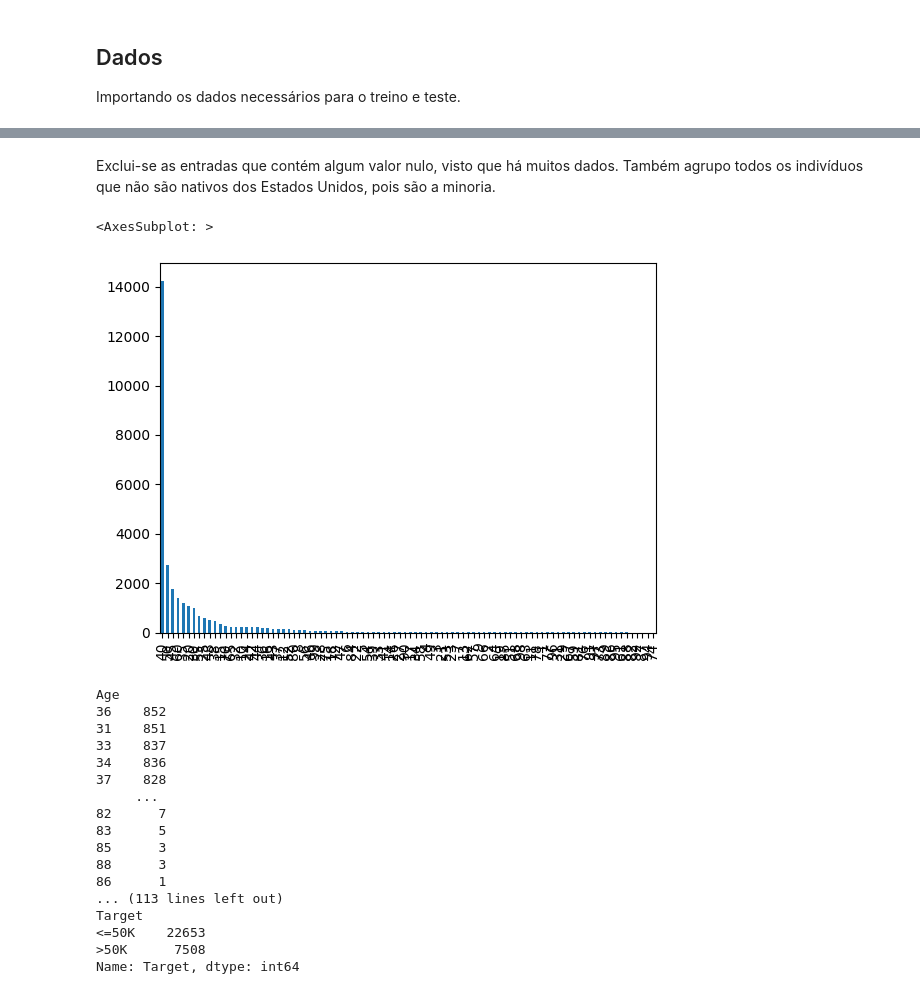
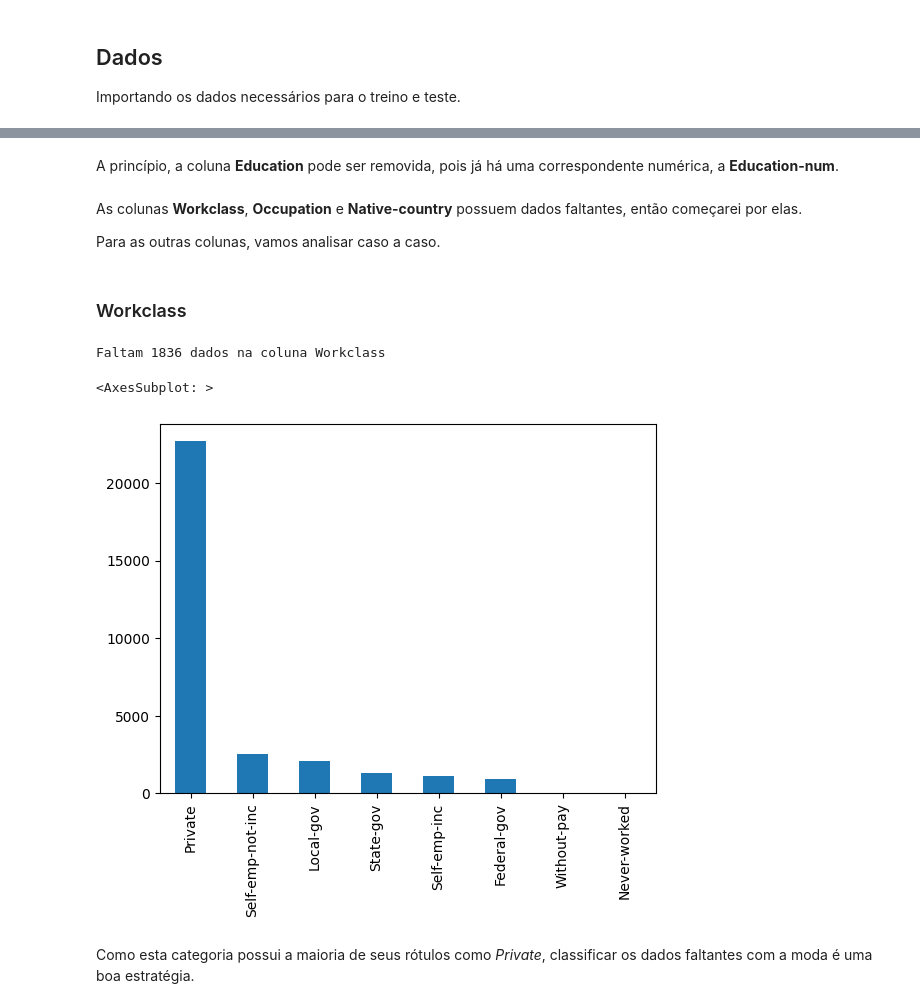
Before and after one commit to PedroCazelatto/PMR3508, a Jupyter notebook: kNN for Dataset Adult/kNN_notebook.ipynb, the cells around one changed output, grey strips where cells are left out. Saved outputs shown, nothing was run; the diff lists cells and outputs as text; code cells hidden in the pictures.

```diff
--- a/kNN for Dataset Adult/kNN_notebook.ipynb
+++ b/kNN for Dataset Adult/kNN_notebook.ipynb
@@ -76,2 +56,0 @@ trainDataPreped = trainData[[
-# %% [markdown]
-Exclui-se as entradas que contém algum valor nulo, visto que há muitos dados. Também agrupo todos os indivíduos que não são nativos dos Estados Unidos, pois são a minoria.
@@ -82,28 +57,19 @@ trainDataPreped.loc[trainDataPreped["Native-country"] != "United-States", "Nativ
-# %%
-trainDataPreped["Hours-per-week"].value_counts().plot(kind= "bar")
-# %% [output]
-<AxesSubplot: >
-[figure, removed]
-# %%
-for column in trainDataPreped.columns:
-    print(column)
-    print(trainDataPreped[str(column)].value_counts())
-    print()
-# %% [output]
-Age
-36    852
-31    851
-33    837
-34    836
-37    828
-     ...
-82      7
-83      5
-85      3
-88      3
-86      1
-... (113 lines left out)
-Target
-<=50K    22653
->50K      7508
-Name: Target, dtype: int64
+# %% [markdown]
+A princípio, a coluna **Education** pode ser removida, pois já há uma correspondente numérica, a **Education-num**.
+# %%
+trainData.drop("Education", axis= 1, inplace= True)
+# %% [markdown]
+As colunas **Workclass**, **Occupation** e **Native-country** possuem dados faltantes, então começarei por elas.
+
+Para as outras colunas, vamos analisar caso a caso.
+# %% [markdown]
+### Workclass
+# %%
+print("Faltam " + str(trainData["Workclass"].isnull().sum()) + " dados na coluna Workclass")
+trainData["Workclass"].value_counts().plot(kind= "bar")
+# %% [output]
+Faltam 1836 dados na coluna Workclass
+<AxesSubplot: >
+[figure, added]
+# %% [markdown]
+Como esta categoria possui a maioria de seus rótulos como *Private*, classificar os dados faltantes com a moda é uma boa estratégia.
```
Also changed, not shown: parts of 27 cells of this notebook.
